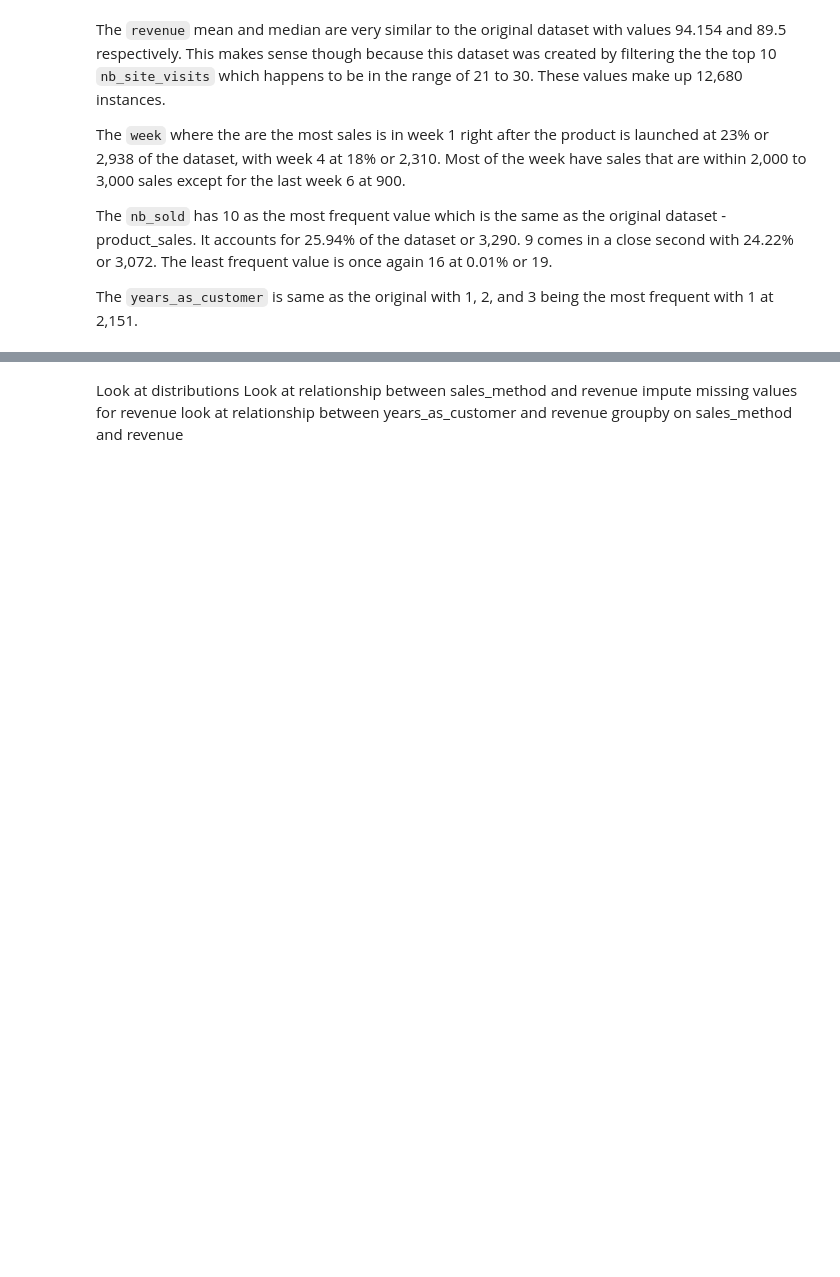
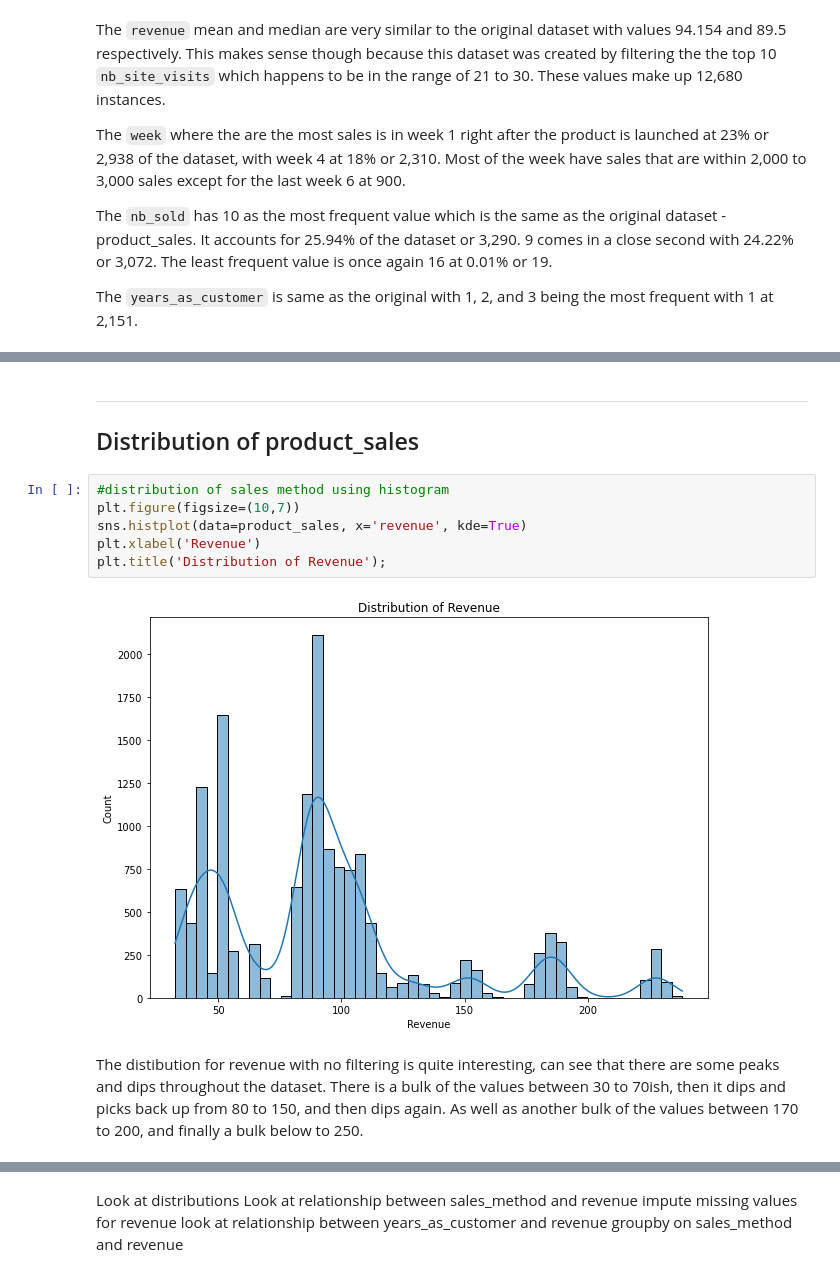
Before and after one commit to tvrjuana/product-sales, a Jupyter notebook: notebook.ipynb, the cells around one changed output, grey strips where cells are left out. Drawn from its saved outputs; the diff is of its cells as text; blank space fills up the shorter version.

Commit message:
added distributions, and visualizations for sales methpd email

```diff
--- a/notebook.ipynb
+++ b/notebook.ipynb
@@ -428,0 +555,13 @@ The `years_as_customer` is same as the original with 1, 2, and 3 being the most
+# %% [markdown]
+-----
+## Distribution of product_sales
+# %%
+#distribution of sales method using histogram
+plt.figure(figsize=(10,7))
+sns.histplot(data=product_sales, x='revenue', kde=True)
+plt.xlabel('Revenue')
+plt.title('Distribution of Revenue');
+# %% [output]
+[figure, added]
+# %% [markdown]
+The distibution for revenue with no filtering is quite interesting, can see that there are some peaks and dips throughout the dataset. There is a bulk of the values between 30 to 70ish, then it dips and picks back up from 80 to 150, and then dips again. As well as another bulk of the values between 170 to 200, and finally a bulk below to 250.
```
Also changed, not shown: parts of 23 cells of this notebook.
